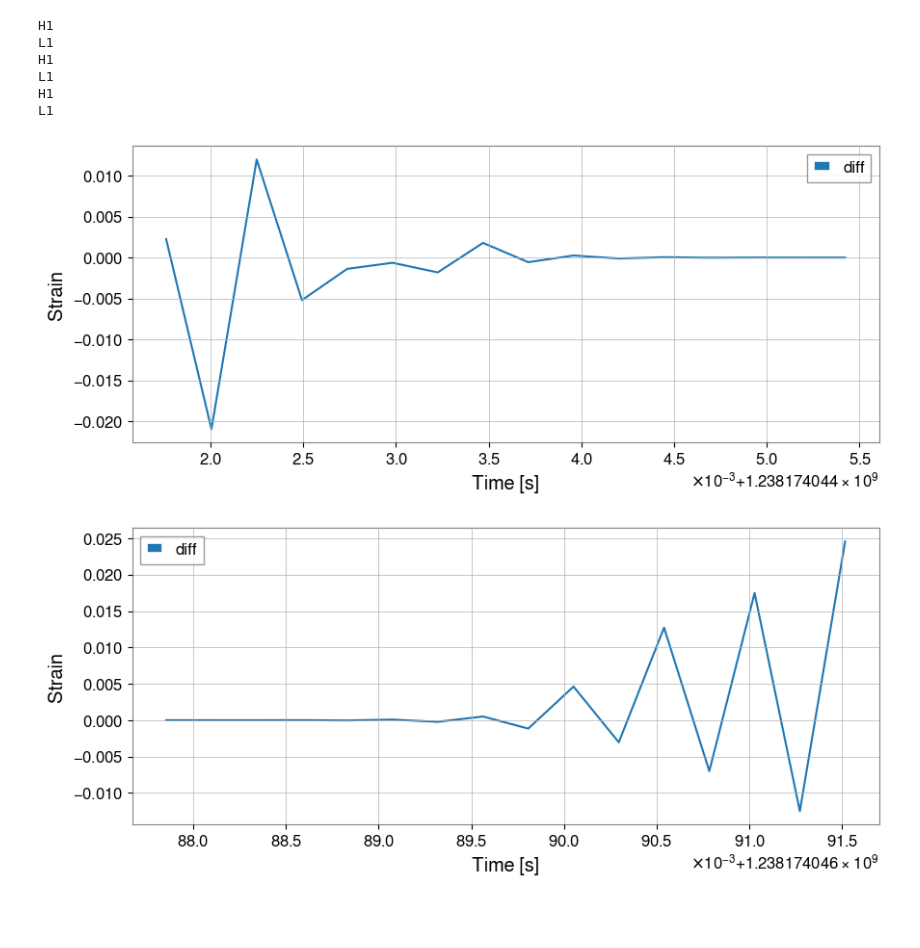
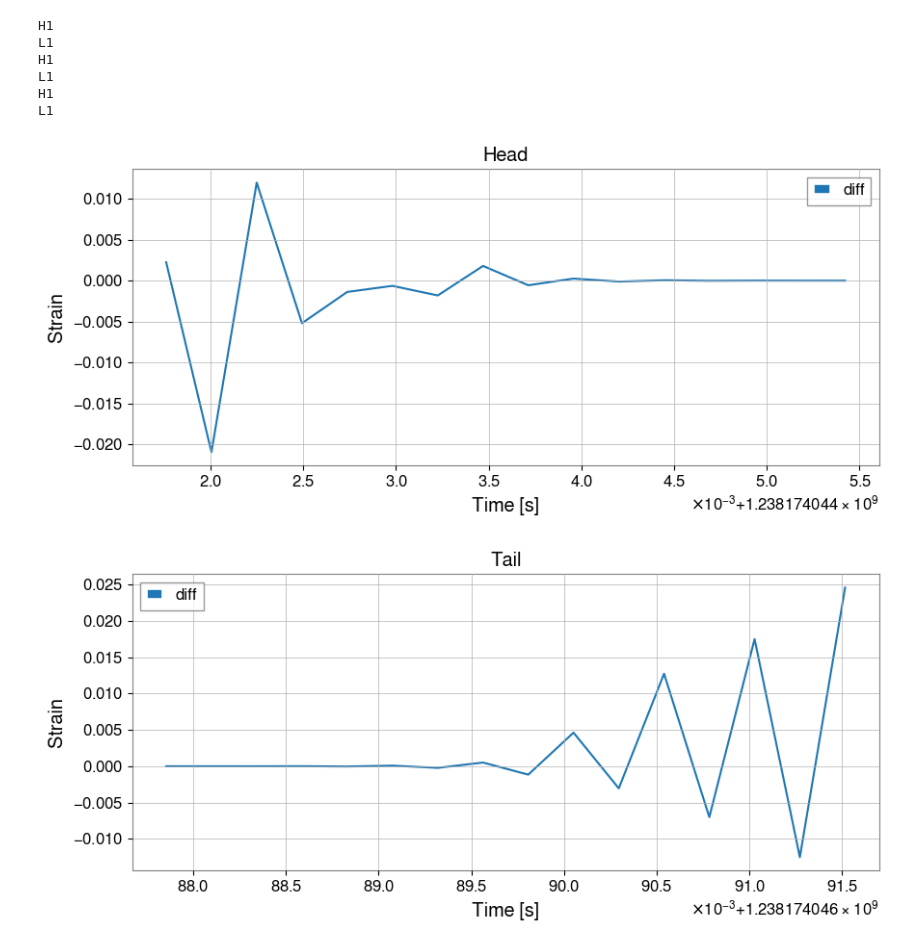
Before and after one commit to GWGASF/gw-anomaly-detection, a Jupyter notebook: test.ipynb, the cells around one changed output. Saved outputs shown, nothing was run; the diff lists cells and outputs as text; code cells hidden in the pictures; blank space fills up the shorter version.

```diff
--- a/test.ipynb
+++ b/test.ipynb
@@ -138,20 +138,20 @@ ts_2 = TimeSeries.read(f"./test/{ifo}-proc_2_test_0.hdf5", format="hdf5")
 # %%
 diff = ts_1 - ts_2
 plt.figure(figsize=[10,4])
-# plt.plot(ts_1.times, ts_1, label='ts_1')
-# plt.plot(ts_2.times, ts_2, label='ts_2')
+plt.title("Head")
 plt.plot(diff.times[:16], diff[:16], label='diff')
 plt.xlabel("Time [s]")
 plt.ylabel("Strain")
 plt.legend()
 plt.show()
 
 plt.figure(figsize=[10,4])
+plt.title("Tail")
 plt.plot(diff.times[-16:], diff[-16:], label='diff')
 plt.xlabel("Time [s]")
 plt.ylabel("Strain")
 plt.legend()
 plt.show()
 # %% [output]
-[figure, old version]
+[figure, new version]
-[figure, old version]
+[figure, new version]
```
Also changed, not shown: 5 other files.
